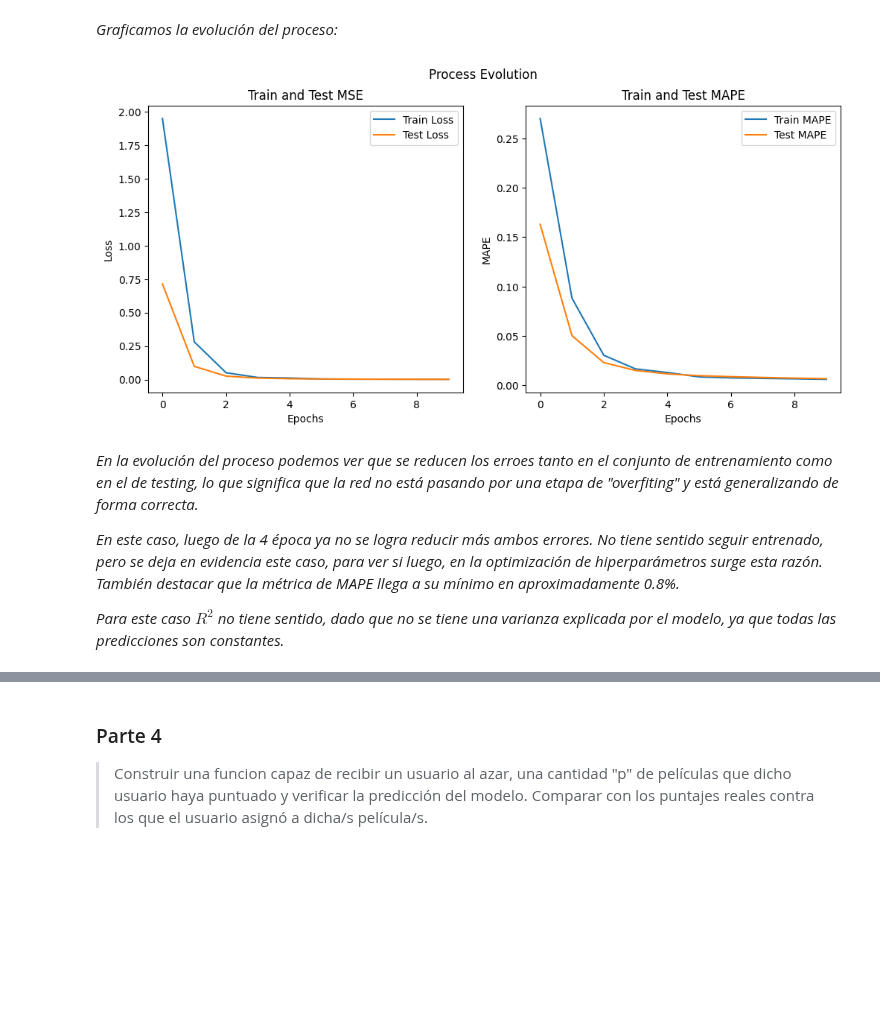
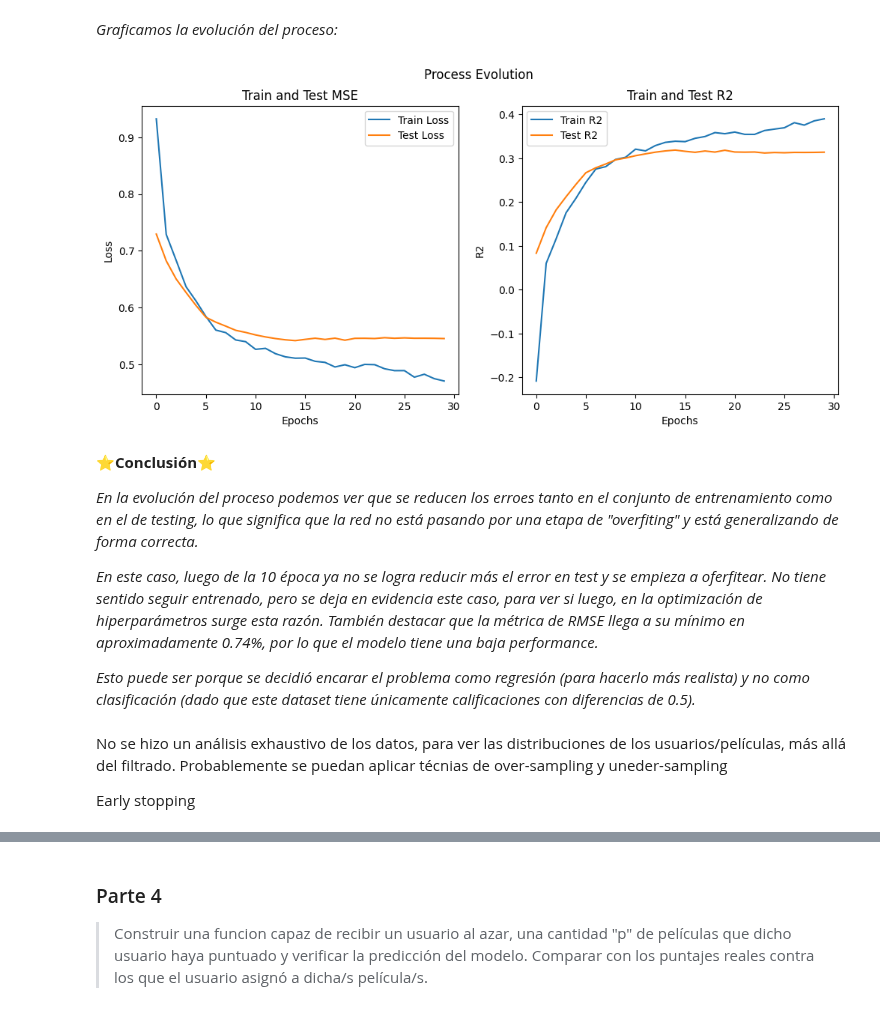
Before and after one commit to brunomaso1/uba-ceia, a Jupyter notebook: ceia-ap/TP1/Deep Learning - TP1 - Bruno Masoller.ipynb, the cells around one changed output, grey strips where cells are left out. Saved outputs shown, nothing was run; the diff lists cells and outputs as text; code cells hidden in the pictures; blank space fills up the shorter version.

```diff
--- a/ceia-ap/TP1/Deep Learning - TP1 - Bruno Masoller.ipynb
+++ b/ceia-ap/TP1/Deep Learning - TP1 - Bruno Masoller.ipynb
@@ -198,17 +219,16 @@ class MovieRatingDataset(Dataset):
 # %%
 # Definimos la Redneuronal
 class RecommenderNet(nn.Module):
-  def __init__(self, num_users, num_movies, embedding_size=50):
+  def __init__(self, num_users, num_movies, embedding_size=32):
     super(RecommenderNet, self).__init__()
     # Definimos los embedings.
     self.user_embedding = nn.Embedding(num_users, embedding_size)
     self.movie_embedding = nn.Embedding(num_movies, embedding_size)
 
     # Definimos las capas
-    self.input_layer = nn.Linear(embedding_size * 2, 128)
-    self.hidden_layer = nn.Linear(128, 32)
+    self.input_layer = nn.Linear(embedding_size * 2, 32)
     self.output_layer = nn.Linear(32, 1)
-    self.dropout = nn.Dropout(0.2)
+    self.dropout = nn.Dropout(0.5)
     self.sigmoid = nn.Sigmoid()
     self.relu = nn.ReLU()
 
@@ -227,8 +247,6 @@ class RecommenderNet(nn.Module):
     # Aplicamos las capas
     x = self.relu(self.input_layer(x))
     x = self.dropout(x)
-    x = self.relu(self.hidden_layer(x))
-    x = self.dropout(x)
     x = self.output_layer(x)
     x = self.sigmoid(x) * 4 + 1 # Transformar salida a rango [1, 5]
     return x.flatten() # Aplanamos el vector de salida (1D)
@@ -278,22 +296,22 @@ criterion = nn.MSELoss()
 # %% [markdown]
 *Definimos el optimizador. En este caso, Adam, con los parámetros por defecto:*
 # %%
-optimizer = optim.Adam(model.parameters(), lr=0.001)
+optimizer = torch.optim.Adam(model.parameters(), lr=0.001, weight_decay=1e-5)
 # %% [markdown]
 *Una vez definidos todos los puntos necesarios para problemas de aprendizaje profundo (arquitectura, función de costo y optimizador), entrenamos la red:*
 # %%
 # Listas para guardar los valores de pérdida
 train_losses = []
 test_losses = []
-train_mapes = []
-test_mapes = []
+train_r2s = []
+test_r2s = []
 # %%
 print('Training...\n')
 for epoch in range(N_EPOCHS):
     train_loss = 0.0
     test_loss = 0.0
-    train_mape = 0.0
-    test_mape = 0.0
+    train_r2 = 0.0
+    test_r2 = 0.0
 
     train_y = []
     train_y_hat = []
@@ -333,19 +351,19 @@ for epoch in range(N_EPOCHS):
             test_loss += loss.item()
 
     train_loss /= len(train_loader)
-    train_mape = metrics.mean_absolute_percentage_error(train_y, train_y_hat)
+    train_r2 = metrics.r2_score(train_y, train_y_hat)
     test_loss /= len(test_loader)
-    test_mape = metrics.mean_absolute_percentage_error(test_y, test_y_hat)
+    test_r2 = metrics.r2_score(test_y, test_y_hat)
 
     train_losses.append(train_loss)
     test_losses.append(test_loss)
-    train_mapes.append(train_mape)
-    test_mapes.append(test_mape)
+    train_r2s.append(train_r2)
+    test_r2s.append(test_r2)
 
     if VERBOSE:
-        print(f" Epoch {epoch} | " \
+        print(f" Epoch {epoch + 1} | " \
         f"Train/Valid loss: {train_loss:.3f} / {test_loss:.3f} | " \
-        f"Train/Valid MAPE: {train_mape:.3f} / {test_mape:.3f}")
+        f"Train/Valid r2: {train_r2:.3f} / {test_r2:.3f}")
 
 print('\nFinished Training')
 # %% [output]
@@ -396,31 +419,37 @@ MAPE: 0.006649432182312012
 # %%
 # Graficar las pérdidas (losses)
 plt.figure(figsize=(12, 5))
 plt.suptitle('Process Evolution')
 
 plt.subplot(1, 2, 1)
 plt.plot(range(N_EPOCHS), train_losses, label='Train Loss')
 plt.plot(range(N_EPOCHS), test_losses, label='Test Loss')
 plt.xlabel('Epochs')
 plt.ylabel('Loss')
 plt.title('Train and Test MSE')
 plt.legend()
 
-# Graficar las MAPE
+# Graficar las R2
 plt.subplot(1, 2, 2)
-plt.plot(range(N_EPOCHS), train_mapes, label='Train MAPE')
-plt.plot(range(N_EPOCHS), test_mapes, label='Test MAPE')
+plt.plot(range(N_EPOCHS), train_r2s, label='Train R2')
+plt.plot(range(N_EPOCHS), test_r2s, label='Test R2')
 plt.xlabel('Epochs')
-plt.ylabel('MAPE')
-plt.title('Train and Test MAPE')
+plt.ylabel('R2')
+plt.title('Train and Test R2')
 plt.legend()
 
 plt.show()
 # %% [output]
-[figure, old version]
+[figure, new version]
 # %% [markdown]
+⭐**Conclusión**⭐
+
 *En la evolución del proceso podemos ver que se reducen los erroes tanto en el conjunto de entrenamiento como en el de testing, lo que significa que la red no está pasando por una etapa de "overfiting" y está generalizando de forma correcta.*
 
-*En este caso, luego de la 4 época ya no se logra reducir más ambos errores. No tiene sentido seguir entrenado, pero se deja en evidencia este caso, para ver si luego, en la optimización de hiperparámetros surge esta razón. También destacar que la métrica de MAPE llega a su mínimo en aproximadamente 0.8%.*
+*En este caso, luego de la 10 época ya no se logra reducir más el error en test y se empieza a oferfitear. No tiene sentido seguir entrenado, pero se deja en evidencia este caso, para ver si luego, en la optimización de hiperparámetros surge esta razón. También destacar que la métrica de RMSE llega a su mínimo en aproximadamente 0.74%, por lo que el modelo tiene una baja performance.*
 
-*Para este caso $R^2$ no tiene sentido, dado que no se tiene una varianza explicada por el modelo, ya que todas las predicciones son constantes.*
+*Esto puede ser porque se decidió encarar el problema como regresión (para hacerlo más realista) y no como clasificación (dado que este dataset tiene únicamente calificaciones con diferencias de 0.5).*
+# %% [markdown]
+No se hizo un análisis exhaustivo de los datos, para ver las distribuciones de los usuarios/películas, más allá del filtrado. Probablemente se puedan aplicar técnias de over-sampling y uneder-sampling
+
+Early stopping
```
Also changed, not shown: parts of 49 cells of this notebook, 4 other files.
